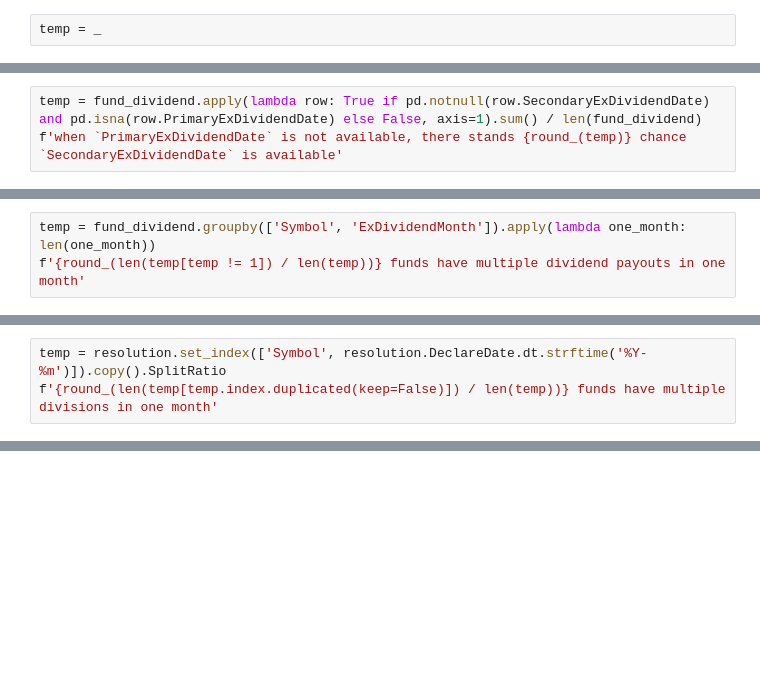
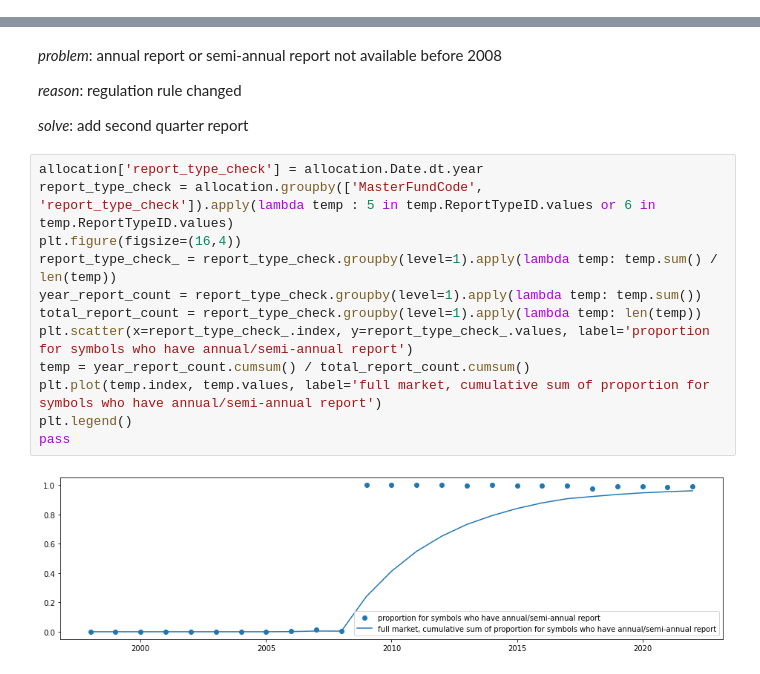
Before and after one commit to dacianpeng/mutual-fund-effective-or-not-Evidence-from-China, a Jupyter notebook: main.ipynb, the cells around one changed output, grey strips where cells are left out. Cells and saved outputs as stored; diff of their text form; blank space fills up the shorter version.

Commit message:
temp stage

```diff
--- a/main.ipynb
+++ b/main.ipynb
@@ -1027,2 +0,0 @@ _.groupby(['EndDate', 'Symbol']).last()
-# %%
-temp = _
@@ -1314,3 +0,0 @@ f'{round_(pd.isnull(fund_dividend.SecondaryExDividendDate).sum() / len(fund_divi
-# %%
-temp = fund_dividend.apply(lambda row: True if pd.notnull(row.SecondaryExDividendDate) and pd.isna(row.PrimaryExDividendDate) else False, axis=1).sum() / len(fund_dividend)
-f'when `PrimaryExDividendDate` is not available, there stands {round_(temp)} chance `SecondaryExDividendDate` is available'
@@ -1324,3 +0,0 @@ fund_dividend['ExDividendMonth'] = ExDividendMonth
-# %%
-temp = fund_dividend.groupby(['Symbol', 'ExDividendMonth']).apply(lambda one_month: len(one_month))
-f'{round_(len(temp[temp != 1]) / len(temp))} funds have multiple dividend payouts in one month'
@@ -1329,3 +0,0 @@ f'{round_(len(temp[temp != 1]) / len(temp))} funds have multiple dividend payout
-# %%
-temp = resolution.set_index(['Symbol', resolution.DeclareDate.dt.strftime('%Y-%m')]).copy().SplitRatio
-f'{round_(len(temp[temp.index.duplicated(keep=False)]) / len(temp))} funds have multiple divisions in one month'
@@ -1493,0 +407,20 @@ findfont: Generic family 'sans-serif' not found because none of the following fa
+# %% [markdown]
+*problem*: annual report or semi-annual report not available before 2008
+
+*reason*: regulation rule changed
+
+*solve*: add second quarter report
+# %%
+allocation['report_type_check'] = allocation.Date.dt.year
+report_type_check = allocation.groupby(['MasterFundCode', 'report_type_check']).apply(lambda temp : 5 in temp.ReportTypeID.values or 6 in temp.ReportTypeID.values)
+plt.figure(figsize=(16,4))
+report_type_check_ = report_type_check.groupby(level=1).apply(lambda temp: temp.sum() / len(temp))
+year_report_count = report_type_check.groupby(level=1).apply(lambda temp: temp.sum())
+total_report_count = report_type_check.groupby(level=1).apply(lambda temp: len(temp))
+plt.scatter(x=report_type_check_.index, y=report_type_check_.values, label='proportion for symbols who have annual/semi-annual report')
+temp = year_report_count.cumsum() / total_report_count.cumsum()
+plt.plot(temp.index, temp.values, label='full market, cumulative sum of proportion for symbols who have annual/semi-annual report')
+plt.legend()
+pass
+# %% [output]
+[figure, added]
```
Also changed, not shown: parts of 287 cells of this notebook, 2 other files.
